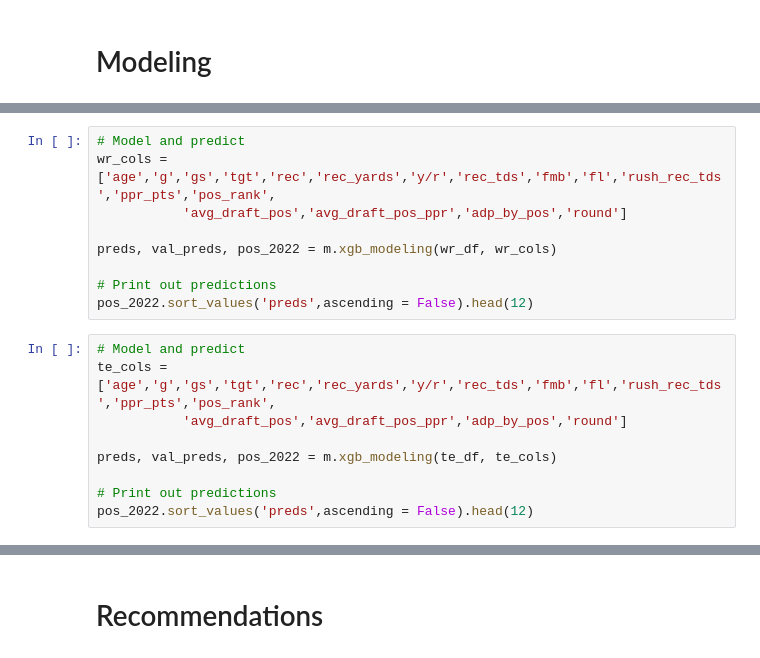
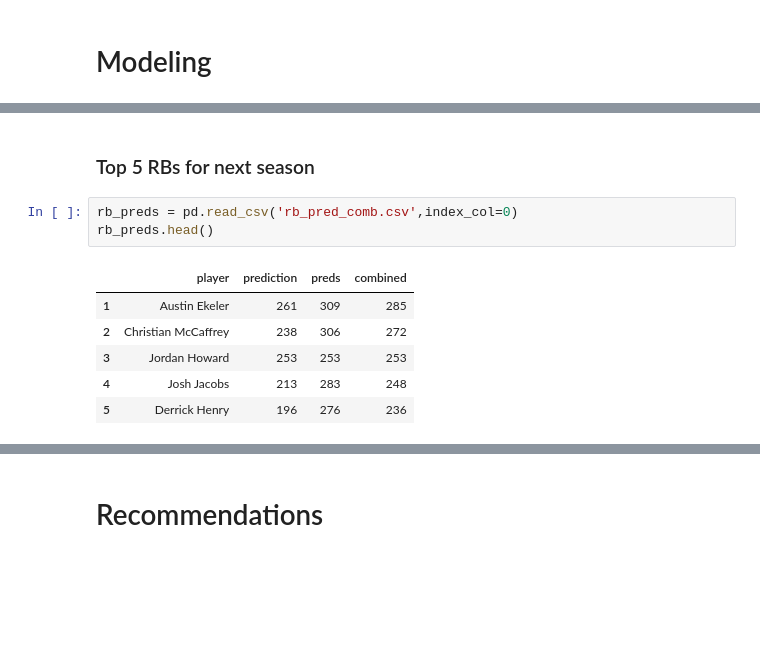
Before and after one commit to ffb-optimal-draft/ffb-draft-strategy, a Jupyter notebook: final_notebook.ipynb, the cells around one changed output, grey strips where cells are left out. Cells and saved outputs as stored; diff of their text form; blank space fills up the shorter version.

```diff
--- a/final_notebook.ipynb
+++ b/final_notebook.ipynb
@@ -172,18 +170,12 @@ pos_2022.sort_values('preds',ascending = False).head(12)
-# %%
-# Model and predict
-wr_cols = ['age','g','gs','tgt','rec','rec_yards','y/r','rec_tds','fmb','fl','rush_rec_tds','ppr_pts','pos_rank',
-           'avg_draft_pos','avg_draft_pos_ppr','adp_by_pos','round']
-
-preds, val_preds, pos_2022 = m.xgb_modeling(wr_df, wr_cols)
-
-# Print out predictions
-pos_2022.sort_values('preds',ascending = False).head(12)
-# %%
-# Model and predict
-te_cols = ['age','g','gs','tgt','rec','rec_yards','y/r','rec_tds','fmb','fl','rush_rec_tds','ppr_pts','pos_rank',
-           'avg_draft_pos','avg_draft_pos_ppr','adp_by_pos','round']
-
-preds, val_preds, pos_2022 = m.xgb_modeling(te_df, te_cols)
-
-# Print out predictions
-pos_2022.sort_values('preds',ascending = False).head(12)
+# %% [markdown]
+### Top 5 RBs for next season
+# %%
+rb_preds = pd.read_csv('rb_pred_comb.csv',index_col=0)
+rb_preds.head()
+# %% [output]
+|  | player | prediction | preds | combined |
+| 1 | Austin Ekeler | 261 | 309 | 285 |
+| 2 | Christian McCaffrey | 238 | 306 | 272 |
+| 3 | Jordan Howard | 253 | 253 | 253 |
+| 4 | Josh Jacobs | 213 | 283 | 248 |
+| 5 | Derrick Henry | 196 | 276 | 236 |
```
Also changed, not shown: parts of 12 cells of this notebook, 1 other file.
